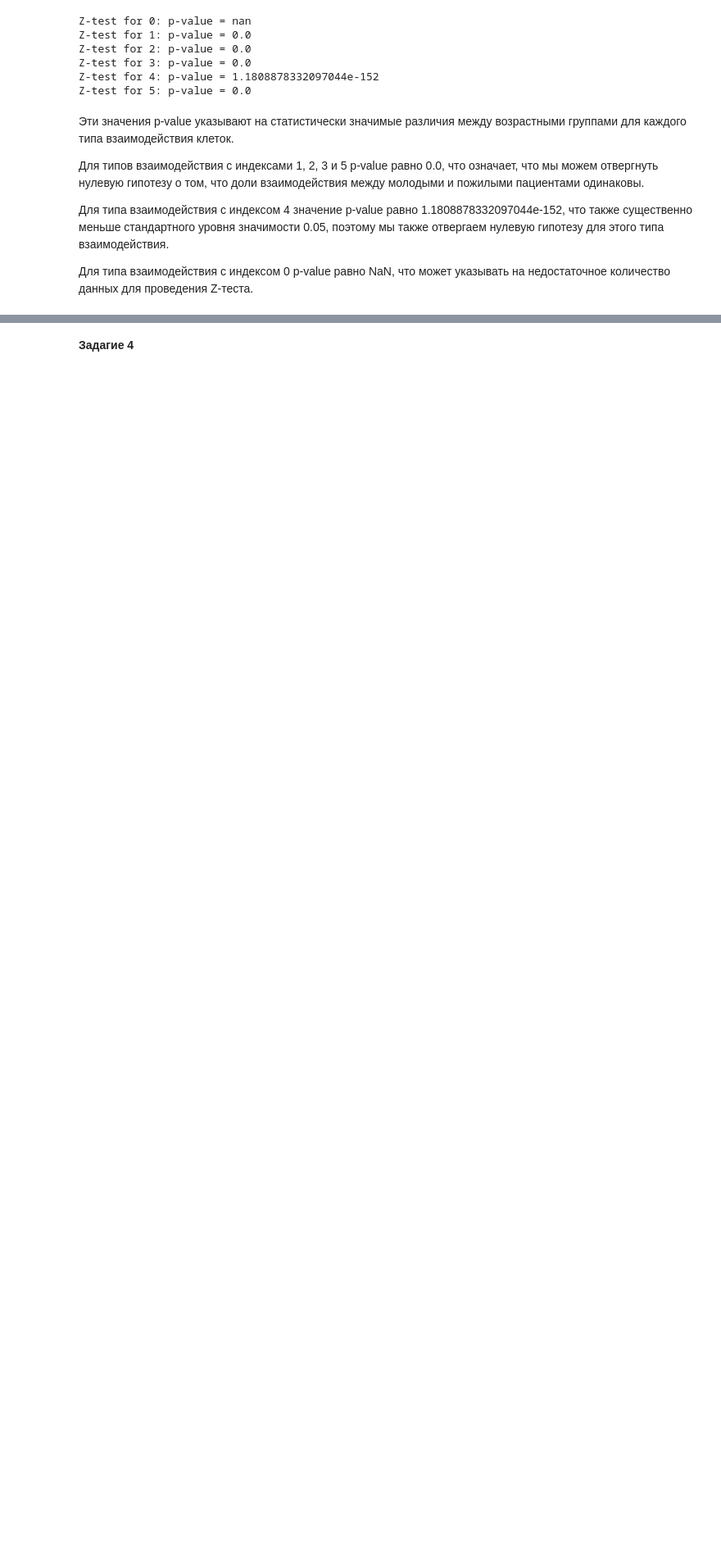
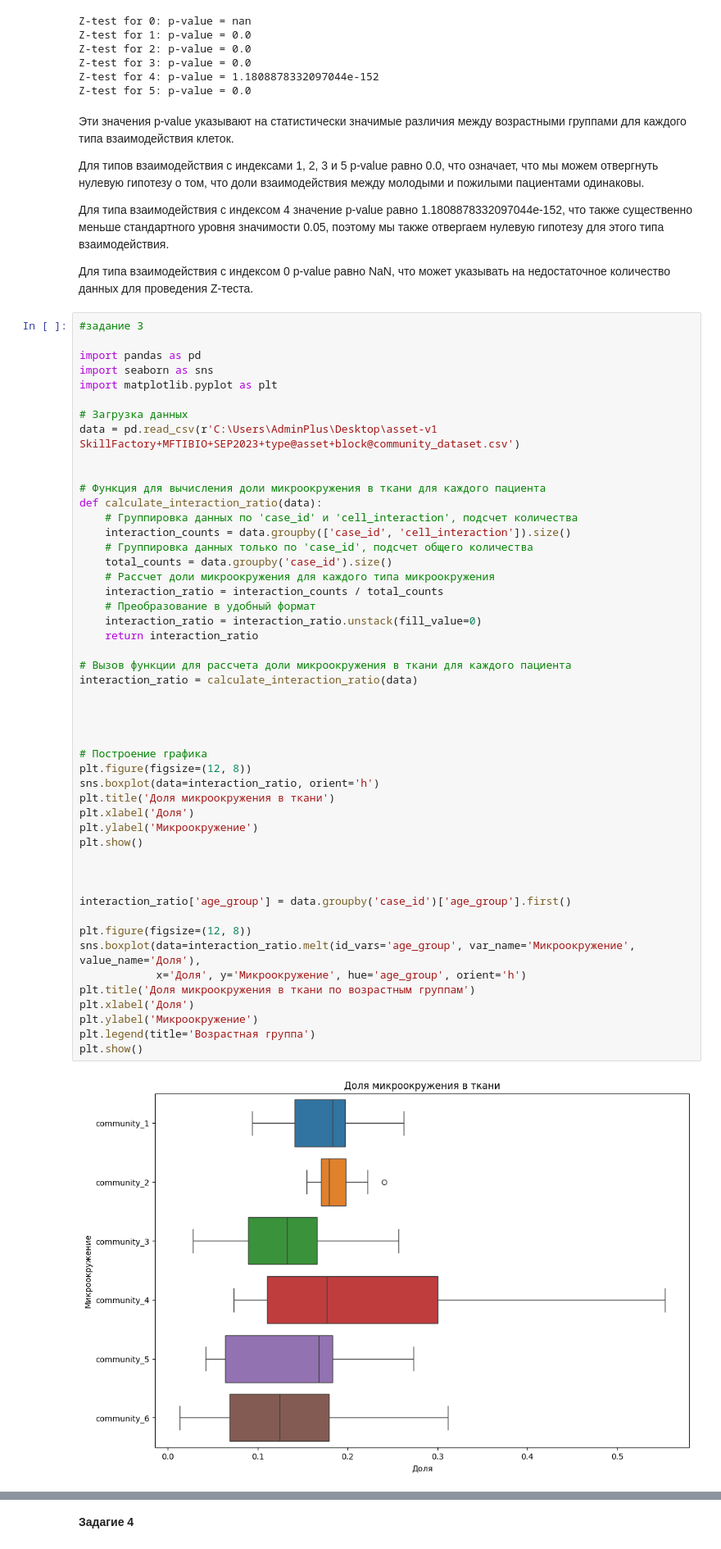
Before and after one commit to nebolschayaMedwediza/Data_analyze, a Jupyter notebook: HM_3/HM_3.ipynb, the cells around one changed output, grey strips where cells are left out. Shown at 82% size. Saved outputs shown, nothing was run; the diff lists cells and outputs as text; blank space fills up the shorter version.

```diff
--- a/HM_3/HM_3.ipynb
+++ b/HM_3/HM_3.ipynb
@@ -213,3 +277,54 @@ Z-test for 5: p-value = 0.0
 Для типа взаимодействия с индексом 4 значение p-value равно 1.1808878332097044e-152, что также существенно меньше стандартного уровня значимости 0.05, поэтому мы также отвергаем нулевую гипотезу для этого типа взаимодействия.
 
 Для типа взаимодействия с индексом 0 p-value равно NaN, что может указывать на недостаточное количество данных для проведения Z-теста.
+# %%
+#задание 3
+
+import pandas as pd
+import seaborn as sns
+import matplotlib.pyplot as plt
+
+# Загрузка данных
+data = pd.read_csv(r'C:\Users\AdminPlus\Desktop\asset-v1 SkillFactory+MFTIBIO+SEP2023+type@asset+block@community_dataset.csv')
+
+
+# Функция для вычисления доли микроокружения в ткани для каждого пациента
+def calculate_interaction_ratio(data):
+    # Группировка данных по 'case_id' и 'cell_interaction', подсчет количества
+    interaction_counts = data.groupby(['case_id', 'cell_interaction']).size()
+    # Группировка данных только по 'case_id', подсчет общего количества
+    total_counts = data.groupby('case_id').size()
+    # Рассчет доли микроокружения для каждого типа микроокружения
+    interaction_ratio = interaction_counts / total_counts
+    # Преобразование в удобный формат
+    interaction_ratio = interaction_ratio.unstack(fill_value=0)
+    return interaction_ratio
+
+# Вызов функции для рассчета доли микроокружения в ткани для каждого пациента
+interaction_ratio = calculate_interaction_ratio(data)
+
+
+
+
+# Построение графика
+plt.figure(figsize=(12, 8))
+sns.boxplot(data=interaction_ratio, orient='h')
+plt.title('Доля микроокружения в ткани')
+plt.xlabel('Доля')
+plt.ylabel('Микроокружение')
+plt.show()
+
+
+
+interaction_ratio['age_group'] = data.groupby('case_id')['age_group'].first()
+
+plt.figure(figsize=(12, 8))
+sns.boxplot(data=interaction_ratio.melt(id_vars='age_group', var_name='Микроокружение', value_name='Доля'),
+            x='Доля', y='Микроокружение', hue='age_group', orient='h')
+plt.title('Доля микроокружения в ткани по возрастным группам')
+plt.xlabel('Доля')
+plt.ylabel('Микроокружение')
+plt.legend(title='Возрастная группа')
+plt.show()
+# %% [output]
+[figure, added]
```
Also changed, not shown: parts of 8 cells of this notebook.
